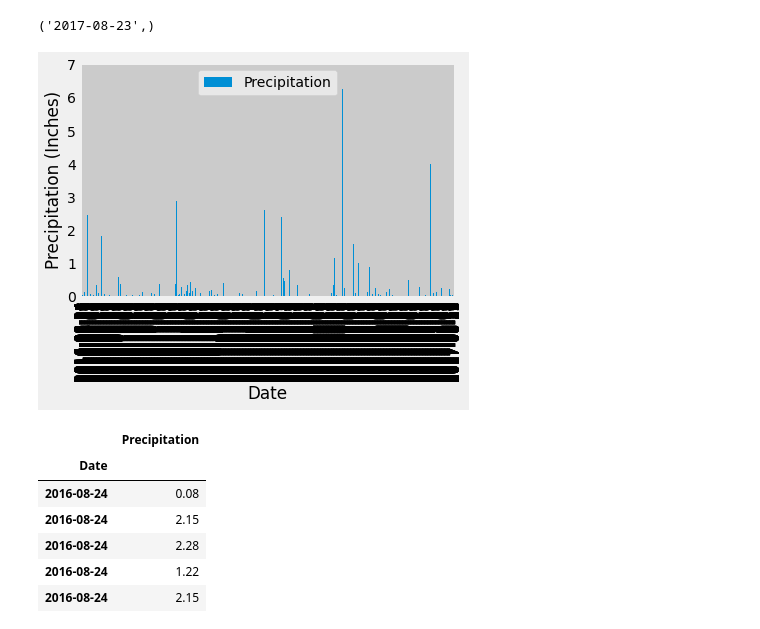
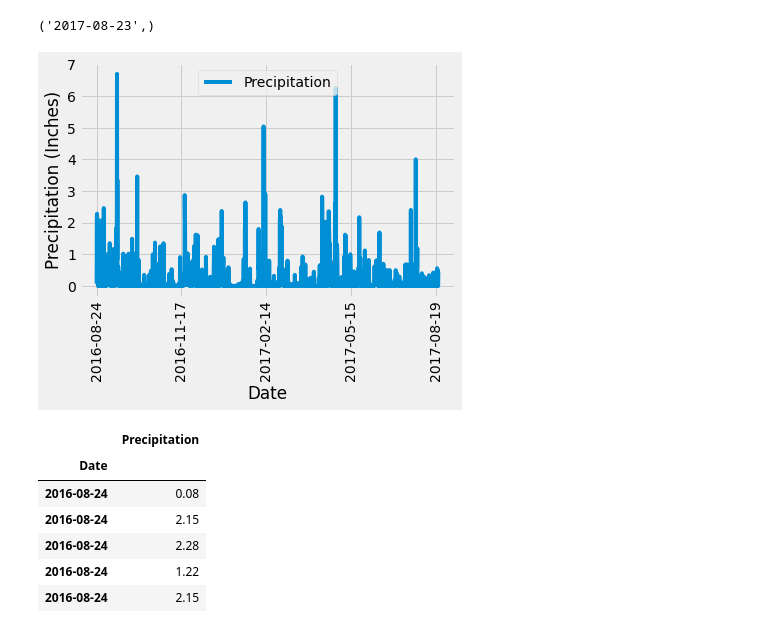
Before and after one commit to jonnybrammah/sqlalchemy-challenge, a Jupyter notebook: climate_starter.ipynb, the cells around one changed output. Cells and saved outputs as stored; diff of their text form; code cells hidden in the pictures.

Commit message:
Final update to climate_starter.ipynb to fix prcp graph

```diff
--- a/climate_starter.ipynb
+++ b/climate_starter.ipynb
@@ -74,36 +74,37 @@ session.query(Measurement.date).order_by(Measurement.date.desc()).first()
 # Design a query to retrieve the last 12 months of precipitation data and plot the results.
 # Starting from the most recent data point in the database.
 
 # Calculate the date one year from the last date in data set.
 year_ago = dt.date(2017, 8, 23) - dt.timedelta(days=365)
 
 # Perform a query to retrieve the data and precipitation scores
 last_years_prcp = session.query(Measurement.date, Measurement.prcp).\
     filter(Measurement.date > year_ago).\
     order_by(Measurement.date).all()
 
 # Save the query results as a Pandas DataFrame and set the index to the date column
 last_years_prcp_df = pd.DataFrame(last_years_prcp, columns = ["Date", "Precipitation"])
 
 last_years_prcp_df.set_index("Date", inplace = True)
 
 # Sort the dataframe by date
 last_years_prcp_df = last_years_prcp_df.sort_values(by=["Date"])
 
 
 # Use Pandas Plotting with Matplotlib to plot the data
 
 last_years_prcp_df = last_years_prcp_df.dropna()
-last_years_prcp_df.plot.bar()
+last_years_prcp_df.plot(rot=90)
 plt.xlabel("Date")
 plt.ylabel("Precipitation (Inches)")
+plt.legend(loc="upper center")
 
 #Save the plot
-#plt.savefig("Images/prcp_bar_chart.png", bbox_inches = "tight")
+plt.savefig("Images/prcp_chart.png", bbox_inches = "tight")
 
 plt.show()
 # %% [output]
-[figure, old version]
+[figure, new version]
 # %%
 last_years_prcp_df
 # %% [output]
```
